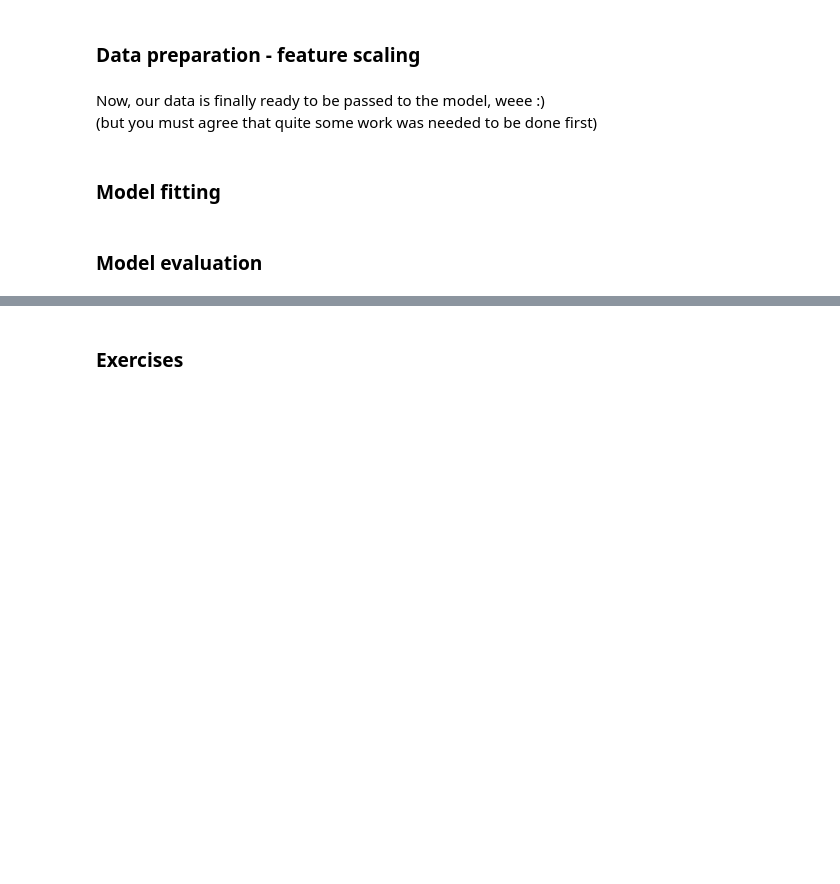
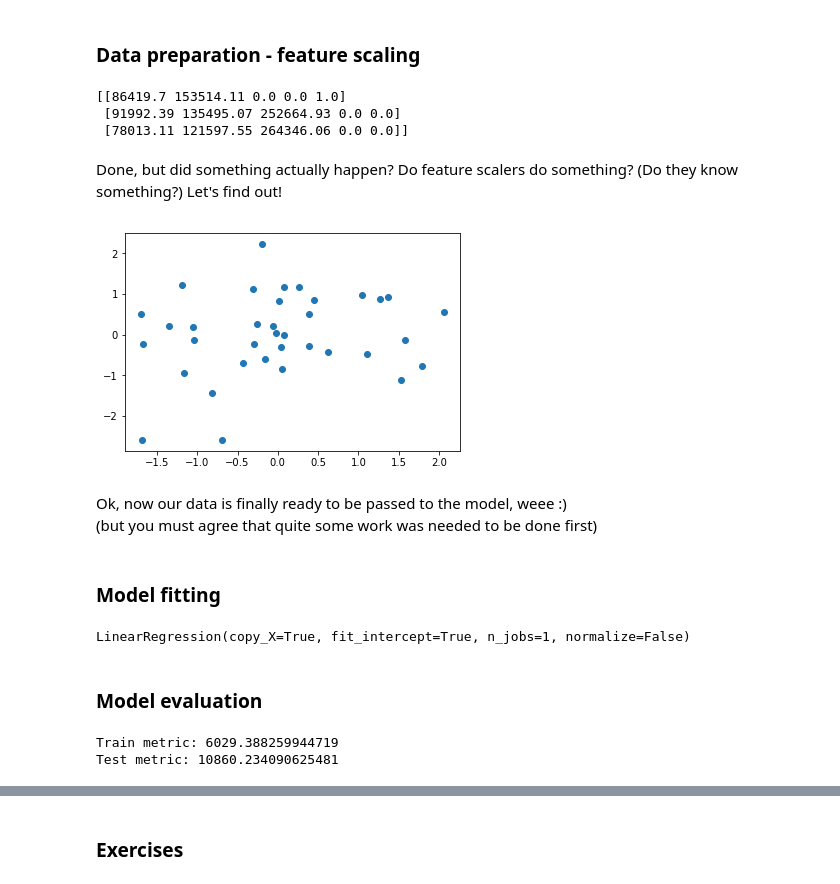
Before and after one commit to PUTvision/MLWorkshopPyCon2018, a Jupyter notebook: Say hello to machine learning in Python.ipynb, the cells around one changed output, grey strips where cells are left out. Saved outputs shown, nothing was run; the diff lists cells and outputs as text; code cells hidden in the pictures; blank space fills up the shorter version.

Commit message:
Regression part mostly done

```diff
--- a/Say hello to machine learning in Python.ipynb
+++ b/Say hello to machine learning in Python.ipynb
@@ -452,3 +451,12 @@ state_transformed = np.squeeze(state_ohe.transform(np.expand_dims(X[:, 3], axis=
+# %%
+from sklearn.preprocessing import OneHotEncoder
+
+state_ohe = OneHotEncoder()
+state_ohe.fit(X[:, 3].reshape(-1,1))  # OneHotEncoder require matrix input - hence reshape
+encoded = state_ohe.transform(X[:, 3].reshape(-1,1)).toarray()
+encoded = np.delete(encoded, 0, axis=1)  # we drop one column as it is redundant and can be inferred from remaining ones
+X = np.delete(X, 3, axis=1)
+X = np.hstack([X, encoded])
 # %% [markdown]
 ### Data preparation - feature scaling
 # %%
@@ -456,6 +464,47 @@ state_transformed = np.squeeze(state_ohe.transform(np.expand_dims(X[:, 3], axis=
+# %%
+from sklearn.preprocessing import StandardScaler
+
+X_train, X_test, y_train, y_test = train_test_split(X, y, test_size=0.25, random_state=RANDOM_SEED)
+
+sc = StandardScaler()
+sc.fit(X_train)  # Note that we only fit scaler on train data - same as with model fitting.
+X_train = sc.transform(X_train)
+X_test = sc.transform(X_test)
+# %% [output]
+[[86419.7 153514.11 0.0 0.0 1.0]
+ [91992.39 135495.07 252664.93 0.0 0.0]
+ [78013.11 121597.55 264346.06 0.0 0.0]]
+# %% [markdown]
+Done, but did something actually happen? Do feature scalers do something? (Do they know something?) Let's find out!
+# %%
+plt.scatter(X_train[:, 0], X_train[:, 1])
+plt.show()
+# %% [output]
+[figure, added]
 # %% [markdown]
-Now, our data is finally ready to be passed to the model, weee :) <br/> (but you must agree that quite some work was needed to be done first)
+Ok, now our data is finally ready to be passed to the model, weee :) <br/> (but you must agree that quite some work was needed to be done first)
 # %% [markdown]
 ### Model fitting
+# %%
+from sklearn.linear_model import LinearRegression
+
+
+lin_reg = LinearRegression()
+lin_reg.fit(X_train, y_train)
+# %% [output]
+LinearRegression(copy_X=True, fit_intercept=True, n_jobs=1, normalize=False)
 # %% [markdown]
 ### Model evaluation
+# %%
+from sklearn.metrics import mean_squared_error, mean_absolute_error, r2_score
+# Quick exercise - test all of metrics imported above. Look up what do they do in documantation if names aren't intuitive
+# enough. Which one of them do you think is the best and why?
+
+
+y_train_pred = lin_reg.predict(X_train)
+y_test_pred = lin_reg.predict(X_test)
+print('Train metric:', some_metric(y_train, y_train_pred))
+print('Test metric:', some_metric(y_test, y_test_pred))
+# %% [output]
+Train metric: 6029.388259944719
+Test metric: 10860.234090625481
```
Also changed, not shown: parts of 20 cells of this notebook.
